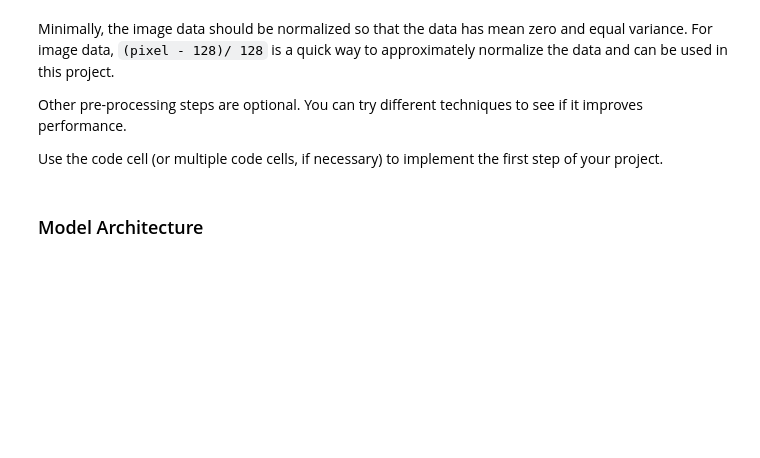
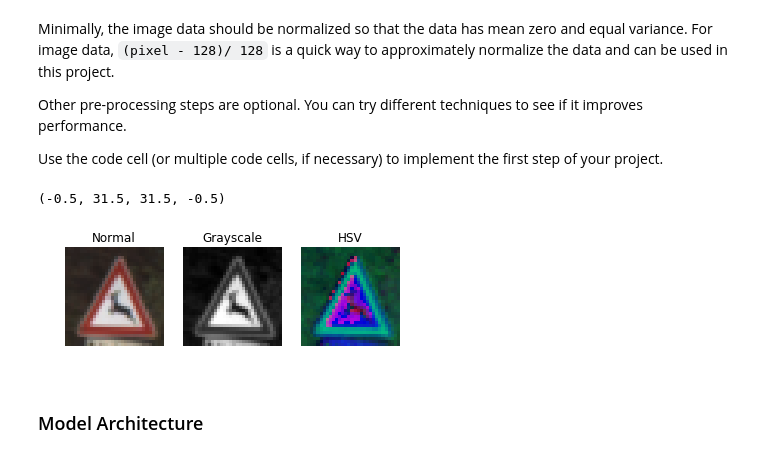
Before and after one commit to AntonioIsas/CarND-Traffic-Sign-Classifier-Project, a Jupyter notebook: Traffic_Sign_Classifier.ipynb, the cells around one changed output. Cells and saved outputs as stored; diff of their text form; code cells hidden in the pictures; blank space fills up the shorter version.

```diff
--- a/Traffic_Sign_Classifier.ipynb
+++ b/Traffic_Sign_Classifier.ipynb
@@ -171,6 +171,31 @@ def dataToHSV(dataSet):
         hsv[i] = cv2.cvtColor(hsv[i], cv2.COLOR_RGB2HSV)
 
     return hsv
+# %%
+index = 500
+
+normal_img = X_train[index]
+gray_img = dataToGray([normal_img])
+hsv_img = dataToHSV([normal_img])
+
+
+plt.subplot(231);
+plt.imshow( normal_img )
+plt.title( "Normal" )
+plt.axis('off')
+
+plt.subplot(232);
+plt.imshow( gray_img[0].squeeze(), cmap='gray' )
+plt.title( "Grayscale" )
+plt.axis('off')
+
+plt.subplot(233);
+plt.imshow( hsv_img[0], cmap="hsv" )
+plt.title( "HSV" )
+plt.axis('off')
+# %% [output]
+(-0.5, 31.5, 31.5, -0.5)
+[figure, added]
 # %%
 ### Preprocess the data here. It is required to normalize the data. Other preprocessing steps could include
 ### converting to grayscale, etc.
```
Also changed, not shown: parts of 7 cells of this notebook, 4 other files.
